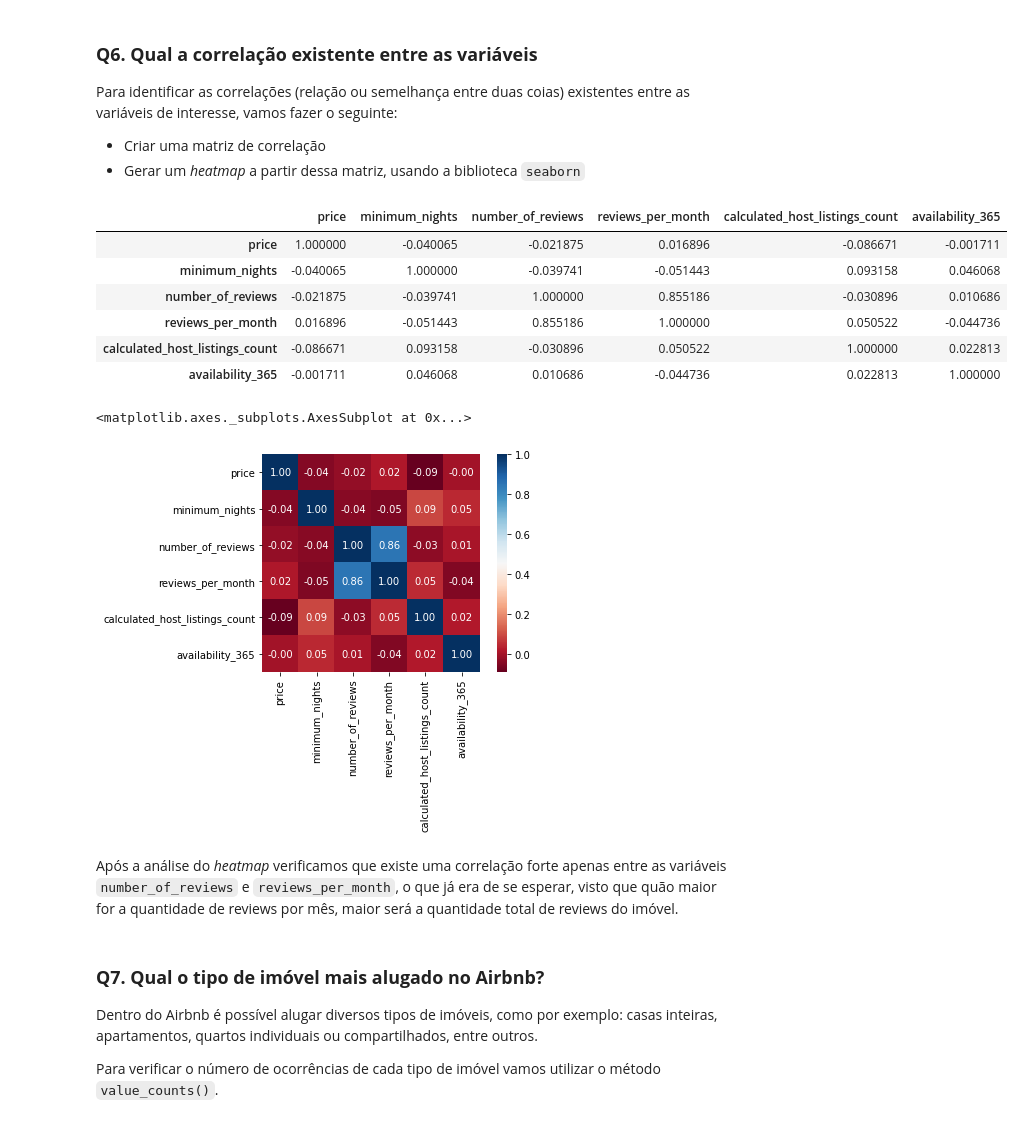
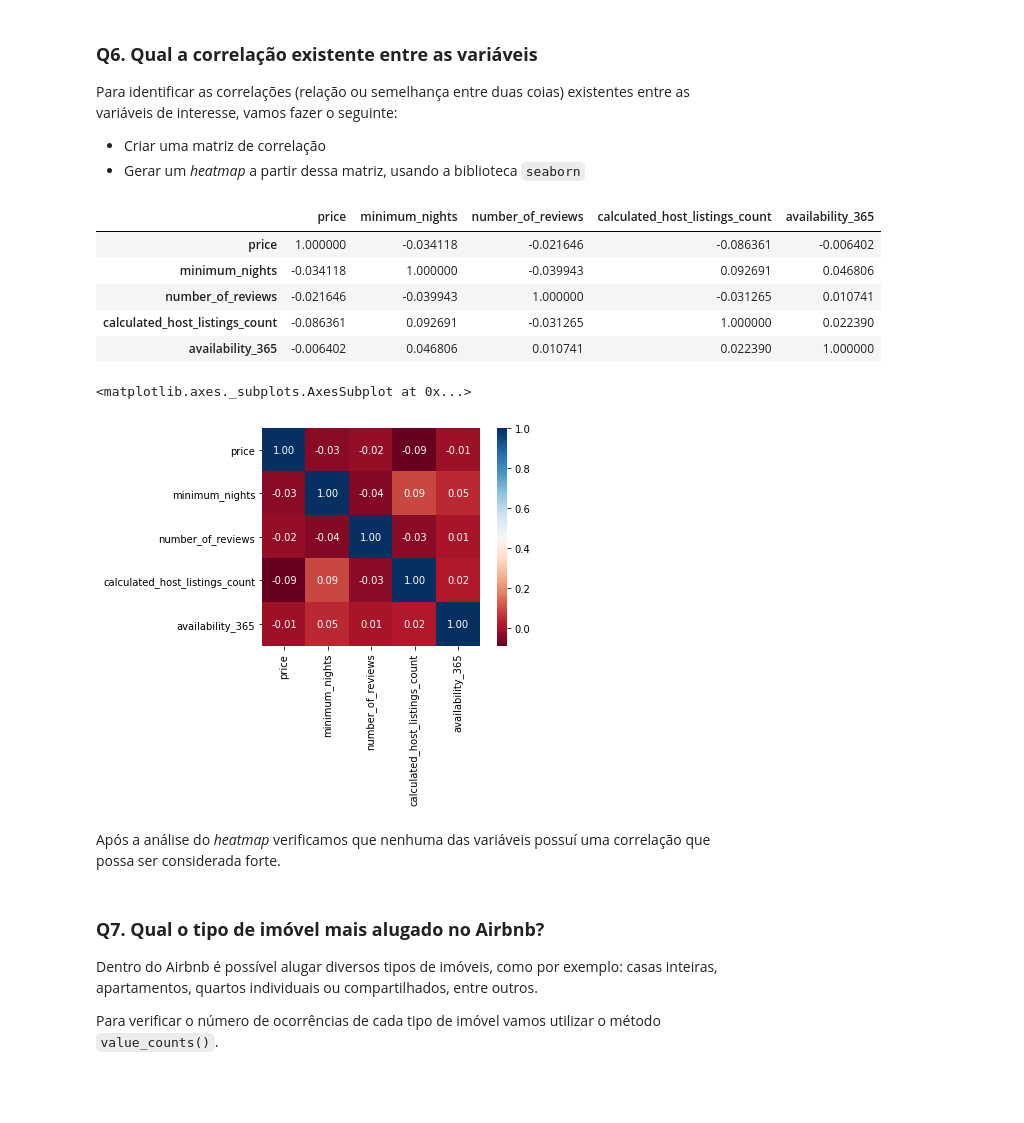
Before and after one commit to monteiro-fernando/Data_Science, a Jupyter notebook: Analisando_os_Dados_do_Airbnb_(Bangkok).ipynb, the cells around one changed output. Drawn from its saved outputs; the diff is of its cells as text; code cells hidden in the pictures; blank space fills up the shorter version.

```diff
--- a/Analisando_os_Dados_do_Airbnb_(Bangkok).ipynb
+++ b/Analisando_os_Dados_do_Airbnb_(Bangkok).ipynb
@@ -138,0 +160,6 @@ dtype: float64
+# %%
+# excluir colunas com dados faltantes
+df.drop(columns=['neighbourhood_group', 'reviews_per_month', 'last_review'], inplace=True)
+
+# excluir entradas com dados faltantes
+df.dropna(axis=0, inplace=True)
@@ -201,9 +316,14 @@ Agora vamos "limpar" nosso *DataFrame*, removendo os outliers anteriormente iden
 # %%
-# remover os outliers em um novo DataFrame
+# remover os outliers e a entrada com valor igual a zero em um novo DataFrame
 df_clean = df.copy()
-df_clean.drop(df_clean[df_clean.price > 4000].index, axis=0, inplace=True)
+df_clean.drop(df_clean[df_clean.price > 3692.5].index, axis=0, inplace=True)
 df_clean.drop(df_clean[df_clean.price == 0].index, axis=0, inplace=True)
 
 # plotar o histograma para a variável price
-df_clean.price.hist(bins=15, figsize=(15, 10));
+fig, ax = plt.subplots(figsize=(15,3))
+df_clean.price.plot(kind='box', vert=False);
+ax.set_title('Dataset Limpo - price')
+plt.show()
+print("Tamanho original: {} linhas".format(df.shape[0]))
+print("Tamanho atual: {} linhas".format(df_clean.shape[0]))
 # %% [output]
@@ -228,26 +377,25 @@ Para identificar as correlações (relação ou semelhança entre duas coias) ex
 * Gerar um *heatmap* a partir dessa matriz, usando a biblioteca `seaborn`
 # %%
 # criar uma matriz de correlação
-corr = df_clean[['price', 'minimum_nights', 'number_of_reviews', 'reviews_per_month',
+corr = df_clean[['price', 'minimum_nights', 'number_of_reviews',
     'calculated_host_listings_count', 'availability_365']].corr()
 # mostrar a matriz de correlação
 display(corr)
 # %% [output]
-|  | price | minimum_nights | number_of_reviews | reviews_per_month | calculated_host_listings_count | availability_365 |
-| price | 1.000000 | -0.040065 | -0.021875 | 0.016896 | -0.086671 | -0.001711 |
-| minimum_nights | -0.040065 | 1.000000 | -0.039741 | -0.051443 | 0.093158 | 0.046068 |
-| number_of_reviews | -0.021875 | -0.039741 | 1.000000 | 0.855186 | -0.030896 | 0.010686 |
-| reviews_per_month | 0.016896 | -0.051443 | 0.855186 | 1.000000 | 0.050522 | -0.044736 |
-| calculated_host_listings_count | -0.086671 | 0.093158 | -0.030896 | 0.050522 | 1.000000 | 0.022813 |
-| availability_365 | -0.001711 | 0.046068 | 0.010686 | -0.044736 | 0.022813 | 1.000000 |
+|  | price | minimum_nights | number_of_reviews | calculated_host_listings_count | availability_365 |
+| price | 1.000000 | -0.034118 | -0.021646 | -0.086361 | -0.006402 |
+| minimum_nights | -0.034118 | 1.000000 | -0.039943 | 0.092691 | 0.046806 |
+| number_of_reviews | -0.021646 | -0.039943 | 1.000000 | -0.031265 | 0.010741 |
+| calculated_host_listings_count | -0.086361 | 0.092691 | -0.031265 | 1.000000 | 0.022390 |
+| availability_365 | -0.006402 | 0.046806 | 0.010741 | 0.022390 | 1.000000 |
 # %%
 # plotar um heatmap a partir das correlações
 sns.heatmap(corr, cmap='RdBu', fmt='.2f', square=True, linecolor='white', annot=True)
 # %% [output]
 <matplotlib.axes._subplots.AxesSubplot at 0x...>
-[figure, old version]
+[figure, new version]
-# %% [markdown]
-Após a análise do *heatmap* verificamos que existe uma correlação forte apenas entre as variáveis `number_of_reviews` e `reviews_per_month`, o que já era de se esperar, visto que quão maior for a quantidade de reviews por mês, maior será a quantidade total de reviews do imóvel.
+# %% [markdown]
+Após a análise do *heatmap* verificamos que nenhuma das variáveis possuí uma correlação que possa ser considerada forte.
 # %% [markdown]
 ### **Q7. Qual o tipo de imóvel mais alugado no Airbnb?**
 Dentro do Airbnb é possível alugar diversos tipos de imóveis, como por exemplo: casas inteiras, apartamentos, quartos individuais ou compartilhados, entre outros.
```
Also changed, not shown: parts of 42 cells of this notebook.
